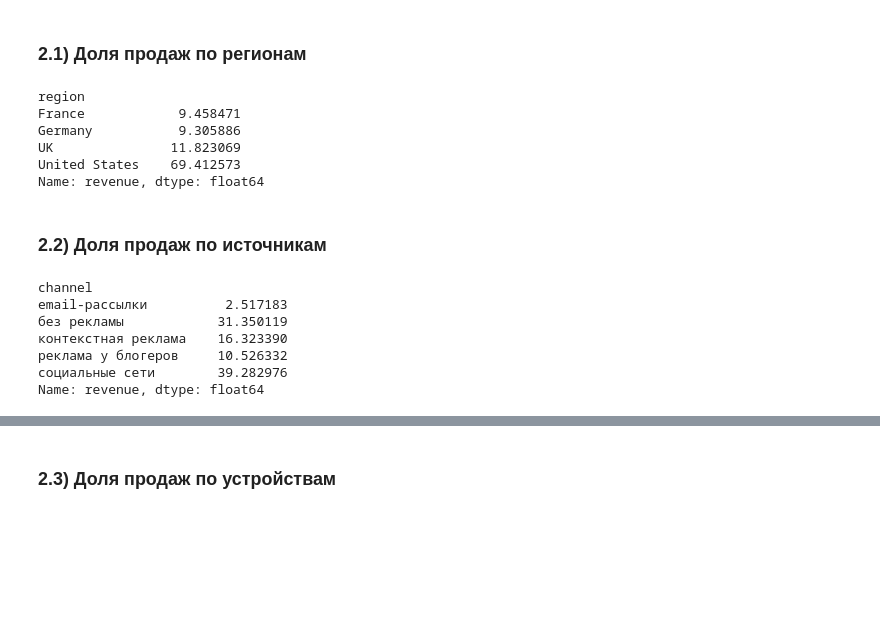
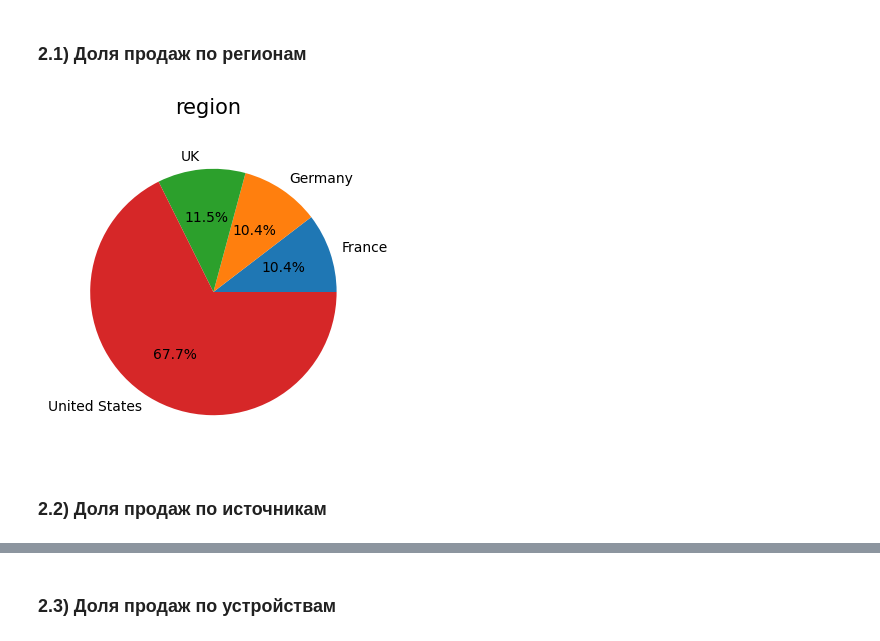
Before and after one commit to zhukovrost/lyceumFinalProject, a Jupyter notebook: project.ipynb, the cells around one changed output, grey strips where cells are left out. Saved outputs shown, nothing was run; the diff lists cells and outputs as text; code cells hidden in the pictures; blank space fills up the shorter version.

Commit message:
pie charts

```diff
--- a/project.ipynb
+++ b/project.ipynb
@@ -111,6 +111,30 @@ def get_quantile(data: pd.Series):
     upper_bound = quantile_3 + 1.5 * IQR
 
     return lower_bound, upper_bound
+
+
+def print_pie(df, factor):
+    df1 = pd.DataFrame(df.groupby([factor])[factor].count())
+    plt.figure(figsize=(4, 4))
+    plt.pie(x=df1[factor], labels=df1.index, autopct='%1.1f%%')
+    plt.suptitle(factor, fontsize=15)
+    plt.show()
+
+
+def print_double_pie(df, div_factor, factor):
+    df_1_1 = pd.DataFrame(df[df[div_factor] == 0].groupby([factor])[factor].count())
+    df_1_2 = pd.DataFrame(df[df[div_factor] == 1].groupby([factor])[factor].count())
+
+    fig, (ax1, ax2) = plt.subplots(1, 2,  figsize=(8,4))
+
+    ax1.pie(x=df_1_1[factor], labels=df_1_1.index, autopct='%1.1f%%')
+    ax1.set_title(f"Not {div_factor}", y=-0.1)
+
+    ax2.pie(x=df_1_2[factor], labels=df_1_2.index, autopct='%1.1f%%')
+    ax2.set_title(div_factor, y=-0.1)
+
+    fig.suptitle(f'Distribution of Payers by {factor}', fontsize=18)
+    plt.show()
 # %% [markdown]
 # **Шаг 1: Общий анализ данных и предобработка**
 # %% [markdown]
@@ -321,29 +345,9 @@ df.head()
 # **Шаг 2: Аналитический и графический анализ данных**
 # %% [markdown]
 ### 2.1) Доля продаж по регионам
-# %%
-sales_region = df.groupby('region')['revenue'].sum()
-total_sales = df['revenue'].sum()
-sales_region_perc = (sales_region / total_sales) * 100
-print(sales_region_perc)
-# %% [output]
-region
-France            9.458471
-Germany           9.305886
-UK               11.823069
-United States    69.412573
-Name: revenue, dtype: float64
+# %%
+print_pie(df, "region")
+# %% [output]
+[figure, added]
 # %% [markdown]
 ### 2.2) Доля продаж по источникам
-# %%
-sales_сhannel = df.groupby('channel')['revenue'].sum()
-sales_channel_perc = (sales_сhannel / total_sales) * 100
-print(sales_channel_perc)
-# %% [output]
-channel
-email-рассылки          2.517183
-без рекламы            31.350119
-контекстная реклама    16.323390
-реклама у блогеров     10.526332
-социальные сети        39.282976
-Name: revenue, dtype: float64
```
Also changed, not shown: parts of 12 cells of this notebook.
